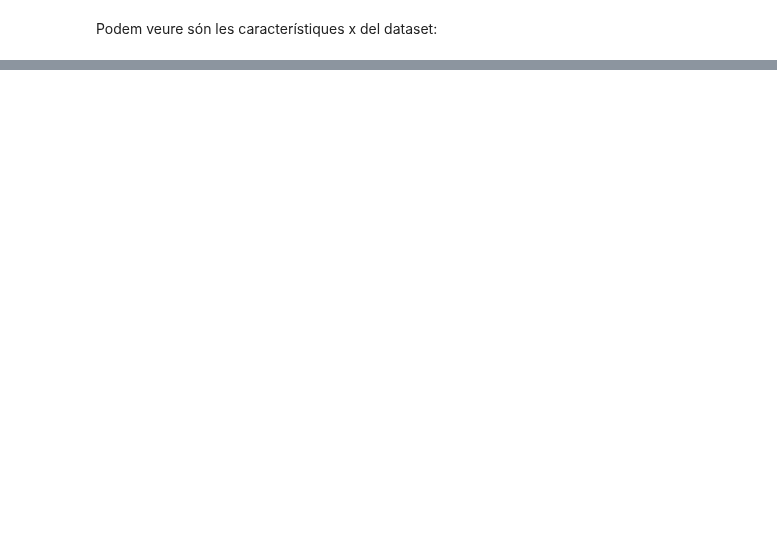
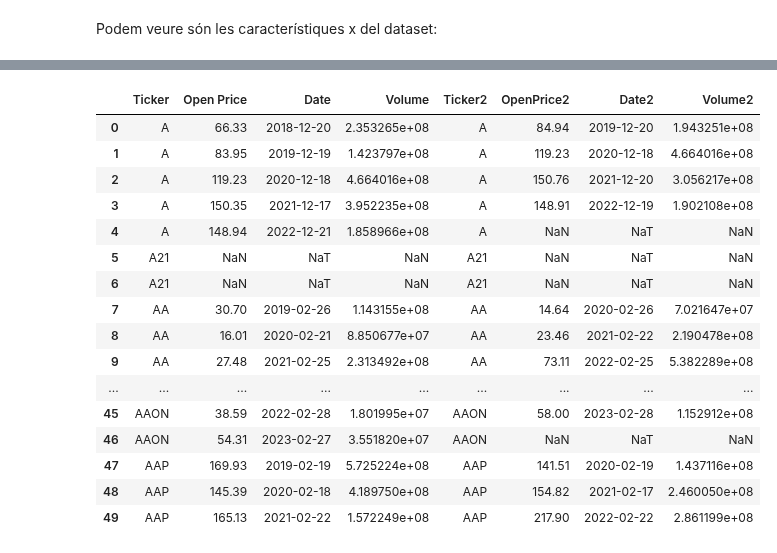
Before and after one commit to GerardAlba/UdAAnaliticaFinancera, a Jupyter notebook: SimFinAPI.ipynb, the cells around one changed output, grey strips where cells are left out. Drawn from its saved outputs; the diff is of its cells as text; code cells hidden in the pictures; blank space fills up the shorter version.

```diff
--- a/SimFinAPI.ipynb
+++ b/SimFinAPI.ipynb
@@ -133,0 +293,4 @@ A      2018-09-05       NaN         318769547.0
+# %%
+# We want to know the performance for each stock, each year, between 10-K report dates.
+# takes VERY long time, several hours.
+d = getYRawData()
@@ -133,0 +302,4 @@ A      2018-09-05       NaN         318769547.0
+# %%
+xs=x.head(50)
+#ds=d.head(500)
+len(xs)
@@ -133,0 +312,2 @@ A      2018-09-05       NaN         318769547.0
+# %%
+y = getYPricesReportDateAndTargetDate(xs, d, 365) # because of lookups in this function.
@@ -133,0 +336,22 @@ A      2018-09-05       NaN         318769547.0
+# %%
+y=pd.DataFrame(y,columns=['Ticker','Open Price','Date','Volume','Ticker2','OpenPrice2','Date2','Volume2'])
+# %%
+y
+# %% [output]
+|  | Ticker | Open Price | Date | Volume | Ticker2 | OpenPrice2 | Date2 | Volume2 |
+| 0 | A | 66.33 | 2018-12-20 | 2.353265e+08 | A | 84.94 | 2019-12-20 | 1.943251e+08 |
+| 1 | A | 83.95 | 2019-12-19 | 1.423797e+08 | A | 119.23 | 2020-12-18 | 4.664016e+08 |
+| 2 | A | 119.23 | 2020-12-18 | 4.664016e+08 | A | 150.76 | 2021-12-20 | 3.056217e+08 |
+| 3 | A | 150.35 | 2021-12-17 | 3.952235e+08 | A | 148.91 | 2022-12-19 | 1.902108e+08 |
+| 4 | A | 148.94 | 2022-12-21 | 1.858966e+08 | A | NaN | NaT | NaN |
+| 5 | A21 | NaN | NaT | NaN | A21 | NaN | NaT | NaN |
+| 6 | A21 | NaN | NaT | NaN | A21 | NaN | NaT | NaN |
+| 7 | AA | 30.70 | 2019-02-26 | 1.143155e+08 | AA | 14.64 | 2020-02-26 | 7.021647e+07 |
+| 8 | AA | 16.01 | 2020-02-21 | 8.850677e+07 | AA | 23.46 | 2021-02-22 | 2.190478e+08 |
+| 9 | AA | 27.48 | 2021-02-25 | 2.313492e+08 | AA | 73.11 | 2022-02-25 | 5.382289e+08 |
+| ... | ... | ... | ... | ... | ... | ... | ... | ... |
+| 45 | AAON | 38.59 | 2022-02-28 | 1.801995e+07 | AAON | 58.00 | 2023-02-28 | 1.152912e+08 |
+| 46 | AAON | 54.31 | 2023-02-27 | 3.551820e+07 | AAON | NaN | NaT | NaN |
+| 47 | AAP | 169.93 | 2019-02-19 | 5.725224e+08 | AAP | 141.51 | 2020-02-19 | 1.437116e+08 |
+| 48 | AAP | 145.39 | 2020-02-18 | 4.189750e+08 | AAP | 154.82 | 2021-02-17 | 2.460050e+08 |
+| 49 | AAP | 165.13 | 2021-02-22 | 1.572249e+08 | AAP | 217.90 | 2022-02-22 | 2.861199e+08 |
```
Also changed, not shown: parts of 19 cells of this notebook.
